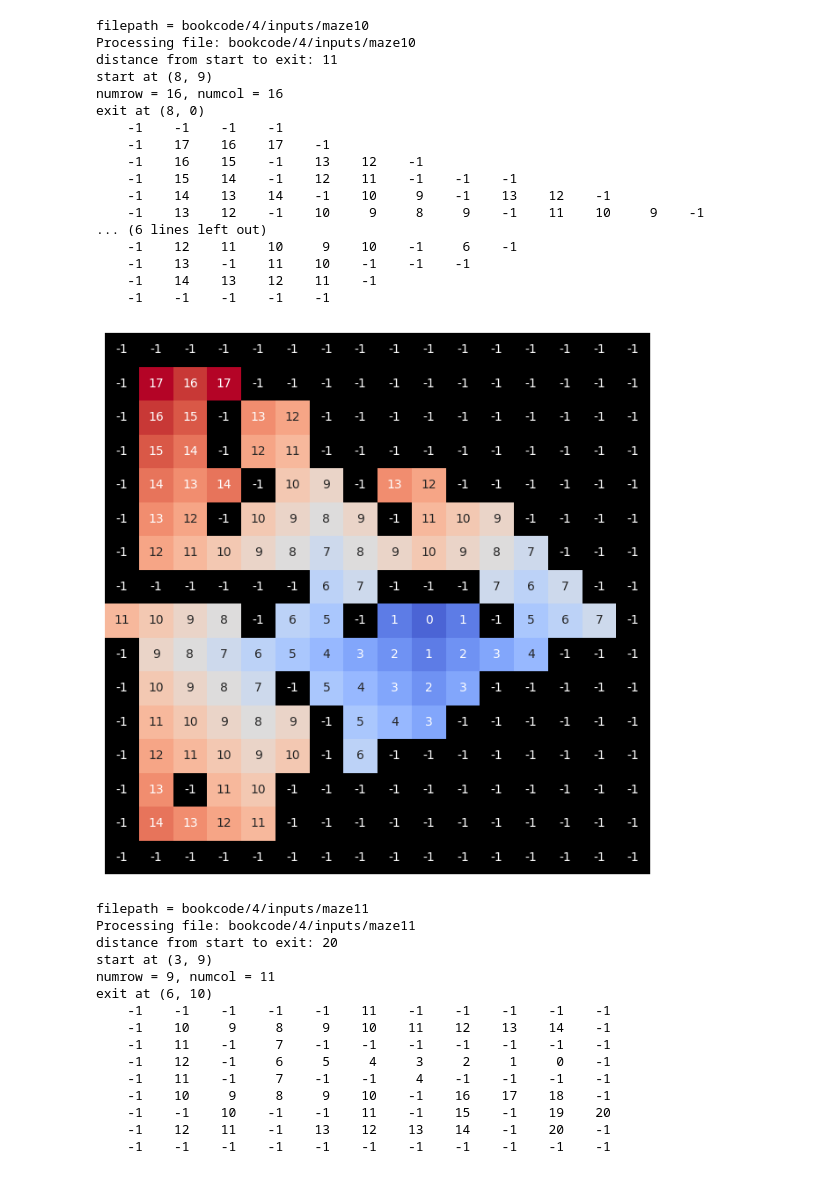
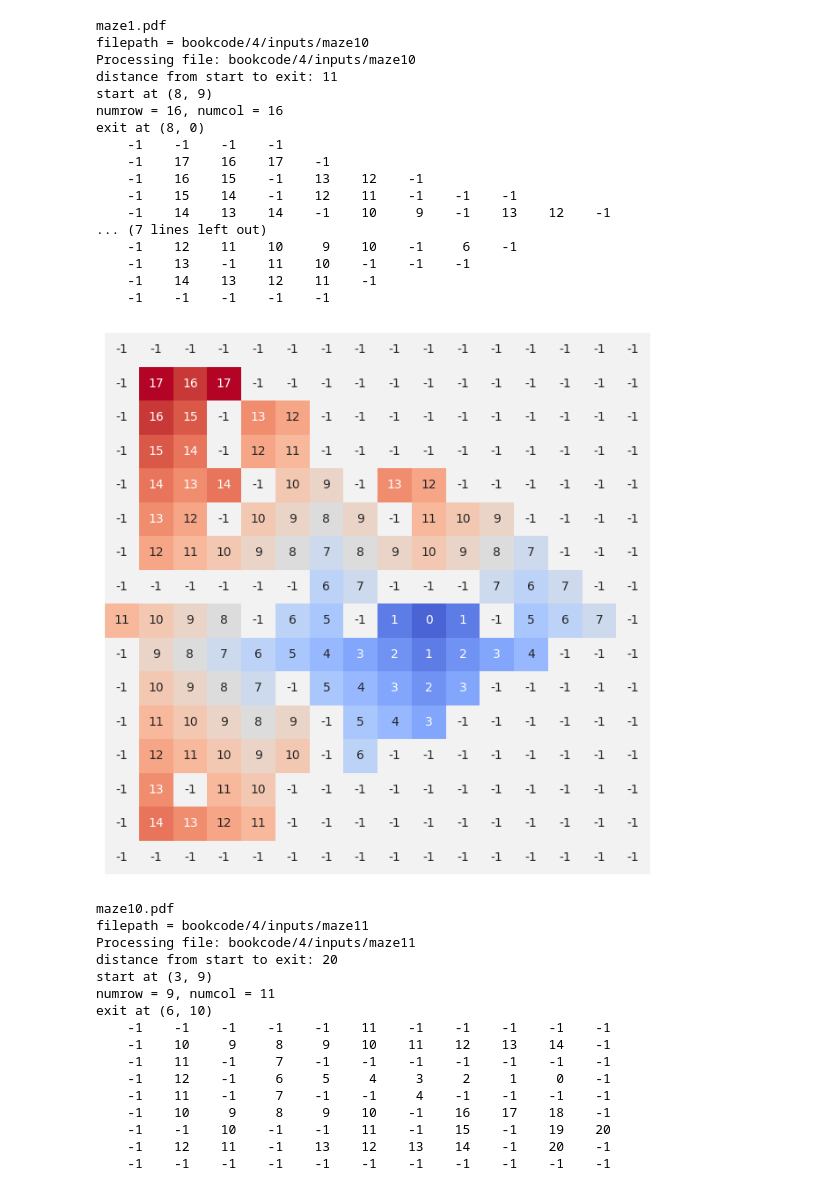
Before and after one commit to python4recursion/bookcode, a Jupyter notebook: CH04/4_maze.ipynb, the cells around one changed output. Drawn from its saved outputs; the diff is of its cells as text; code cells hidden in the pictures.

```diff
--- a/CH04/4_maze.ipynb
+++ b/CH04/4_maze.ipynb
@@ -155,19 +155,22 @@ import seaborn as sns
 import ipywidgets as widgets
 import numpy as np
 from matplotlib.colors import ListedColormap
-def draw_heatmap(maz):
+def draw_heatmap(maz, filename):
   # Create a custom colormap
   # Use black for -1, and 'coolwarm' for other values
   colors = plt.cm.coolwarm(np.linspace(0, 1, 256))
-  colors[0] = [0, 0, 0, 1]  # Set the first color (corresponding to -1) to black
+  colors[0] = [0.95, 0.95, 0.95, 1]  # Set the first color (corresponding to -1) to black
   # the first three numbers correspond to RGB (red, green, and blue)
   # the values should between 0 and 1
   custom_cmap = ListedColormap(colors)
-  plt.figure(figsize=(maz.numcol/2, maz.numrow/2))
+  fig = plt.figure(figsize=(maz.numcol/2, maz.numrow/2))
   sns.heatmap(maz.distances, annot= True, cmap=custom_cmap, cbar=False, vmin = -1, vmax = maz.longest, xticklabels=False, yticklabels=False)
   plt.show()
+  filename += ".pdf"
+  print(filename)
+  fig.savefig(filename)
 # %%
-input_path = 'bookcode/4/inputs/'
+input_path = 'bookcode/CH04/inputs/'
 import os
 if os.path.isdir(input_path):
   for filename in sorted(os.listdir(input_path)):
@@ -178,7 +181,7 @@ if os.path.isdir(input_path):
       maz = Maze(filepath)
       maz.solve()
       maz.print()
-      draw_heatmap (maz)
+      draw_heatmap (maz, filename)
 else:
   print(f'{input_path} is not a directory')
 # %% [output]
@@ -203,21 +206,22 @@ exit at (0, 4)
+maze1.pdf
 filepath = bookcode/4/inputs/maze10
 Processing file: bookcode/4/inputs/maze10
 distance from start to exit: 11
 start at (8, 9)
 numrow = 16, numcol = 16
 exit at (8, 0)
     -1    -1    -1    -1
     -1    17    16    17    -1
     -1    16    15    -1    13    12    -1
     -1    15    14    -1    12    11    -1    -1    -1
     -1    14    13    14    -1    10     9    -1    13    12    -1
-    -1    13    12    -1    10     9     8     9    -1    11    10     9    -1
-... (6 lines left out)
+... (7 lines left out)
     -1    12    11    10     9    10    -1     6    -1
     -1    13    -1    11    10    -1    -1    -1
     -1    14    13    12    11    -1
     -1    -1    -1    -1    -1
-[figure, old version]
+[figure, new version]
+maze10.pdf
 filepath = bookcode/4/inputs/maze11
 Processing file: bookcode/4/inputs/maze11
 distance from start to exit: 20
```
Also changed, not shown: parts of 4 cells of this notebook.
